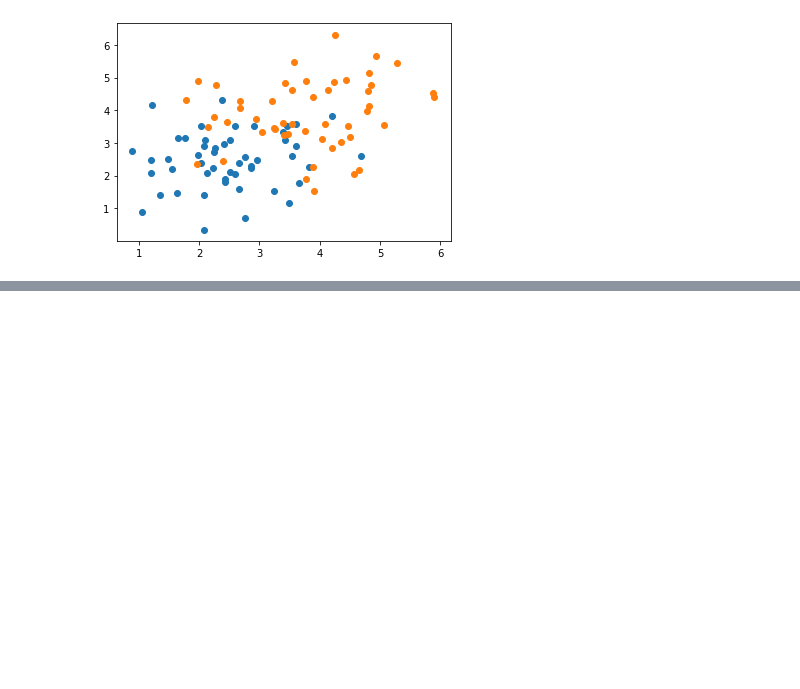
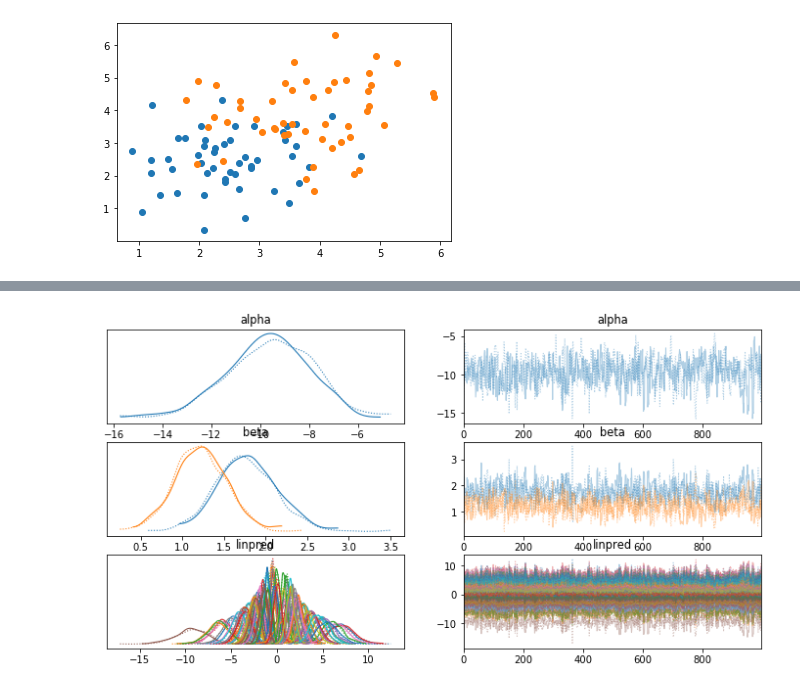
Before and after one commit to claudia-hm/BSPP, a Jupyter notebook: Project/submission/Logistic regression with pystan.ipynb, the cells around one changed output, grey strips where cells are left out. Drawn from its saved outputs; the diff is of its cells as text; code cells hidden in the pictures; blank space fills up the shorter version.

```diff
--- a/Project/submission/Logistic regression with pystan.ipynb
+++ b/Project/submission/Logistic regression with pystan.ipynb
@@ -141,0 +151,34 @@ plt.show()
+# %%
+code = """
+data {
+  int N; //the number observations
+  int K; //the number of features
+  int y[N]; //the response
+  matrix[N,K] X; //the model matrix
+}
+parameters {
+  real alpha;
+  vector[K] beta; //the regression parameters
+}
+transformed parameters {
+  vector[N] linpred;
+  linpred = alpha+X*beta;
+}
+model {
+  alpha ~ normal(0,10); //prior for the intercept following Gelman 2008
+
+  for(i in 1:K)
+    beta[i] ~ normal(0,10);
+
+  y ~ bernoulli_logit(linpred);
+}
+"""
+# %%
+data = {
+    'N': 2*N,
+    'K': 2,
+    'y': y_0,
+    'X': x_0
+}
+# %%
+posterior = stan.build(code, data=data, random_seed=1)
@@ -141,0 +193,2 @@ plt.show()
+# %%
+fit = posterior.sample(num_chains=2, num_samples=1000)
@@ -141,0 +230,5 @@ plt.show()
+# %%
+az.plot_trace(fit)
+plt.show()
+# %% [output]
+[figure, added]
```
Also changed, not shown: parts of 7 cells of this notebook.
